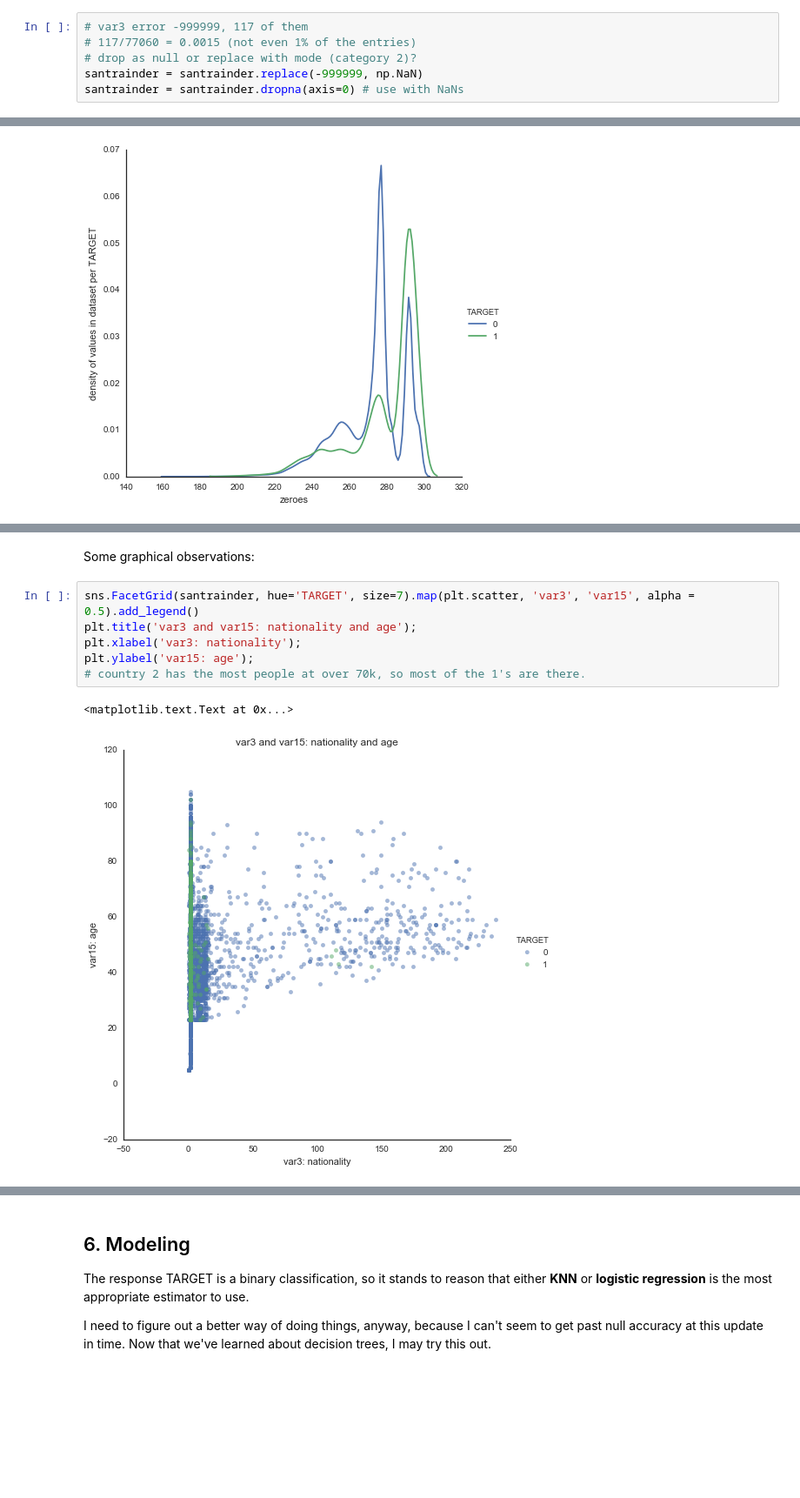
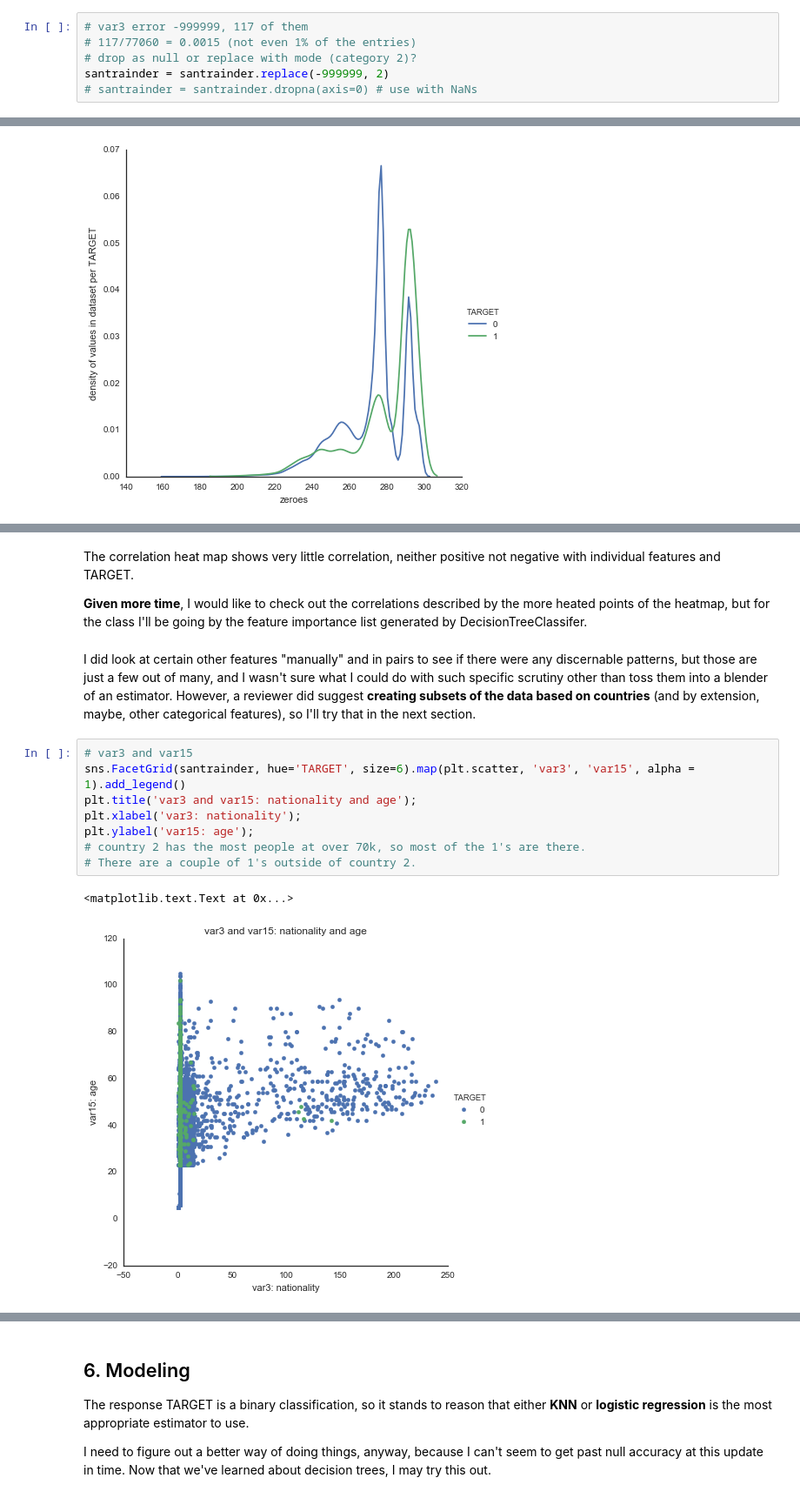
Before and after one commit to sketchychen/kaggle_santander, a Jupyter notebook: kaggle_santander_draft.ipynb, the cells around one changed output, grey strips where cells are left out. Shown at 87% size. Saved outputs shown, nothing was run; the diff lists cells and outputs as text; blank space fills up the shorter version.

```diff
--- a/kaggle_santander_draft.ipynb
+++ b/kaggle_santander_draft.ipynb
@@ -565,8 +560,8 @@ var3 is entirely positive (as categorical variables are wont to be) save for the
 # var3 error -999999, 117 of them
 # 117/77060 = 0.0015 (not even 1% of the entries)
 # drop as null or replace with mode (category 2)?
-santrainder = santrainder.replace(-999999, np.NaN)
-santrainder = santrainder.dropna(axis=0) # use with NaNs
+santrainder = santrainder.replace(-999999, 2)
+# santrainder = santrainder.dropna(axis=0) # use with NaNs
 # %%
 # distribution
 santrainder.var3.hist(bins=100)
@@ -790,12 +784,18 @@ sns.heatmap(santrainder.loc[:, significant_features].corr())
-# %% [markdown]
-Some graphical observations:
+# %% [markdown]
+The correlation heat map shows very little correlation, neither positive not negative with individual features and TARGET.
+
+**Given more time**, I would like to check out the correlations described by the more heated points of the heatmap, but for the class I'll be going by the feature importance list generated by DecisionTreeClassifer.
+# %% [markdown]
+I did look at certain other features "manually" and in pairs to see if there were any discernable patterns, but those are just a few out of many, and I wasn't sure what I could do with such specific scrutiny other than toss them into a blender of an estimator. However, a reviewer did suggest **creating subsets of the data based on countries** (and by extension, maybe, other categorical features), so I'll try that in the next section.
 # %%
-sns.FacetGrid(santrainder, hue='TARGET', size=7).map(plt.scatter, 'var3', 'var15', alpha = 0.5).add_legend()
+# var3 and var15
+sns.FacetGrid(santrainder, hue='TARGET', size=6).map(plt.scatter, 'var3', 'var15', alpha = 1).add_legend()
 plt.title('var3 and var15: nationality and age');
 plt.xlabel('var3: nationality');
 plt.ylabel('var15: age');
 # country 2 has the most people at over 70k, so most of the 1's are there.
+# There are a couple of 1's outside of country 2.
 # %% [output]
 <matplotlib.text.Text at 0x...>
-[figure, old version]
+[figure, new version]
 # %%
```
Also changed, not shown: parts of 44 cells of this notebook, 1 other file.
